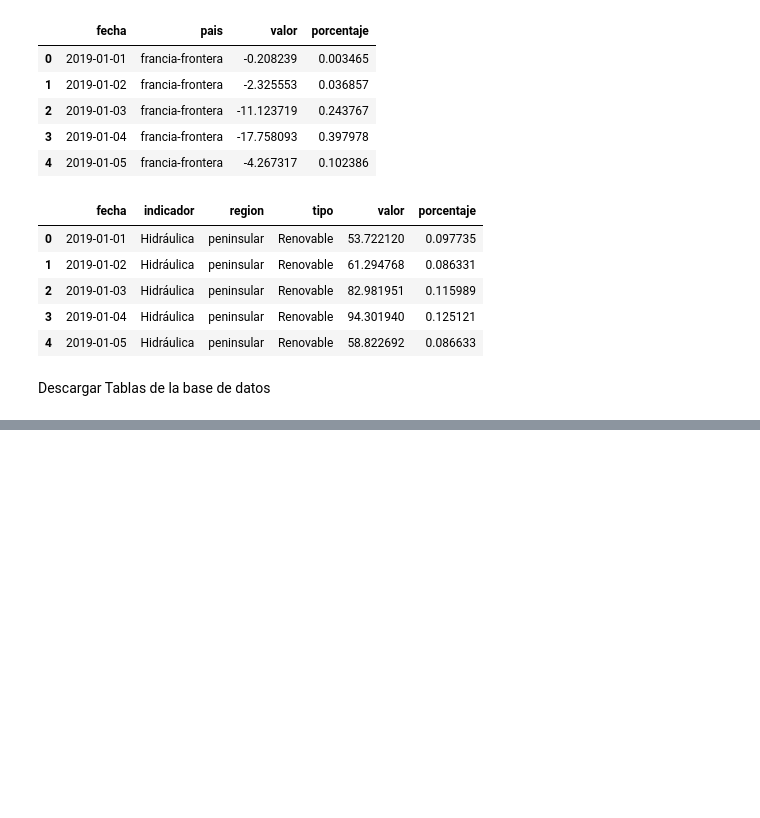
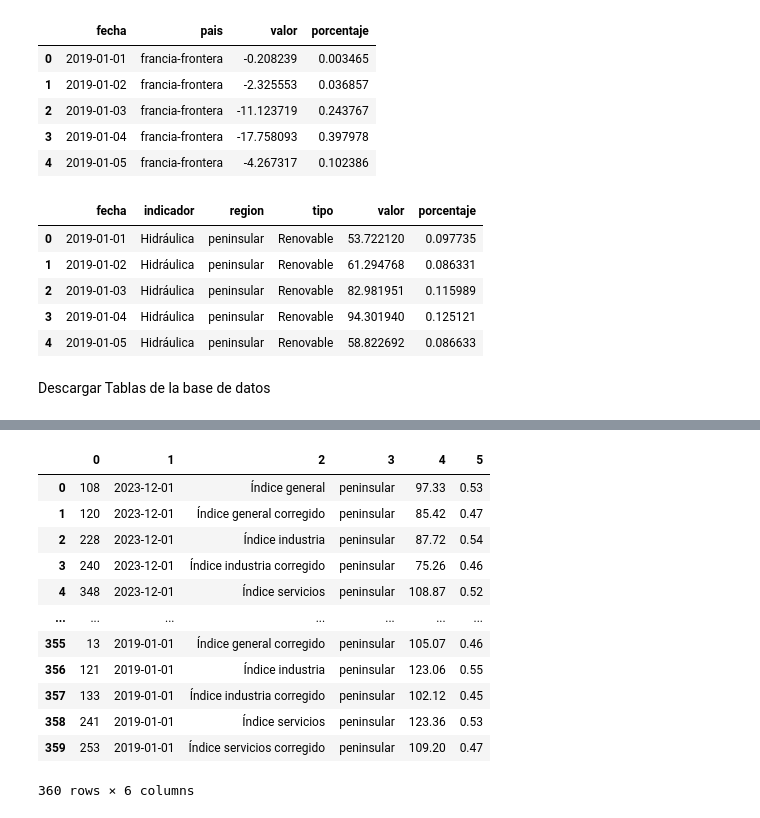
Before and after one commit to Yukiolion/Redes-El-ctricas-Espa-a, a Jupyter notebook: lib/notebooks/04_database.ipynb, the cells around one changed output, grey strips where cells are left out. Drawn from its saved outputs; the diff is of its cells as text; code cells hidden in the pictures; blank space fills up the shorter version.

```diff
--- a/lib/notebooks/04_database.ipynb
+++ b/lib/notebooks/04_database.ipynb
@@ -193,0 +238,22 @@ Descargar Tablas de la base de datos
+# %%
+### IRE ###
+query = "SELECT * FROM demanda_ire_general ORDER BY fecha DESC"
+cursor.execute(query)
+datos_ire_general = cursor.fetchall()
+
+df = pd.DataFrame(datos_ire_general)
+display(df)
+# %% [output]
+|  | 0 | 1 | 2 | 3 | 4 | 5 |
+| 0 | 108 | 2023-12-01 | Índice general | peninsular | 97.33 | 0.53 |
+| 1 | 120 | 2023-12-01 | Índice general corregido | peninsular | 85.42 | 0.47 |
+| 2 | 228 | 2023-12-01 | Índice industria | peninsular | 87.72 | 0.54 |
+| 3 | 240 | 2023-12-01 | Índice industria corregido | peninsular | 75.26 | 0.46 |
+| 4 | 348 | 2023-12-01 | Índice servicios | peninsular | 108.87 | 0.52 |
+| ... | ... | ... | ... | ... | ... | ... |
+| 355 | 13 | 2019-01-01 | Índice general corregido | peninsular | 105.07 | 0.46 |
+| 356 | 121 | 2019-01-01 | Índice industria | peninsular | 123.06 | 0.55 |
+| 357 | 133 | 2019-01-01 | Índice industria corregido | peninsular | 102.12 | 0.45 |
+| 358 | 241 | 2019-01-01 | Índice servicios | peninsular | 123.36 | 0.53 |
+| 359 | 253 | 2019-01-01 | Índice servicios corregido | peninsular | 109.20 | 0.47 |
+360 rows × 6 columns
```
Also changed, not shown: parts of 6 cells of this notebook, 1 other file.
